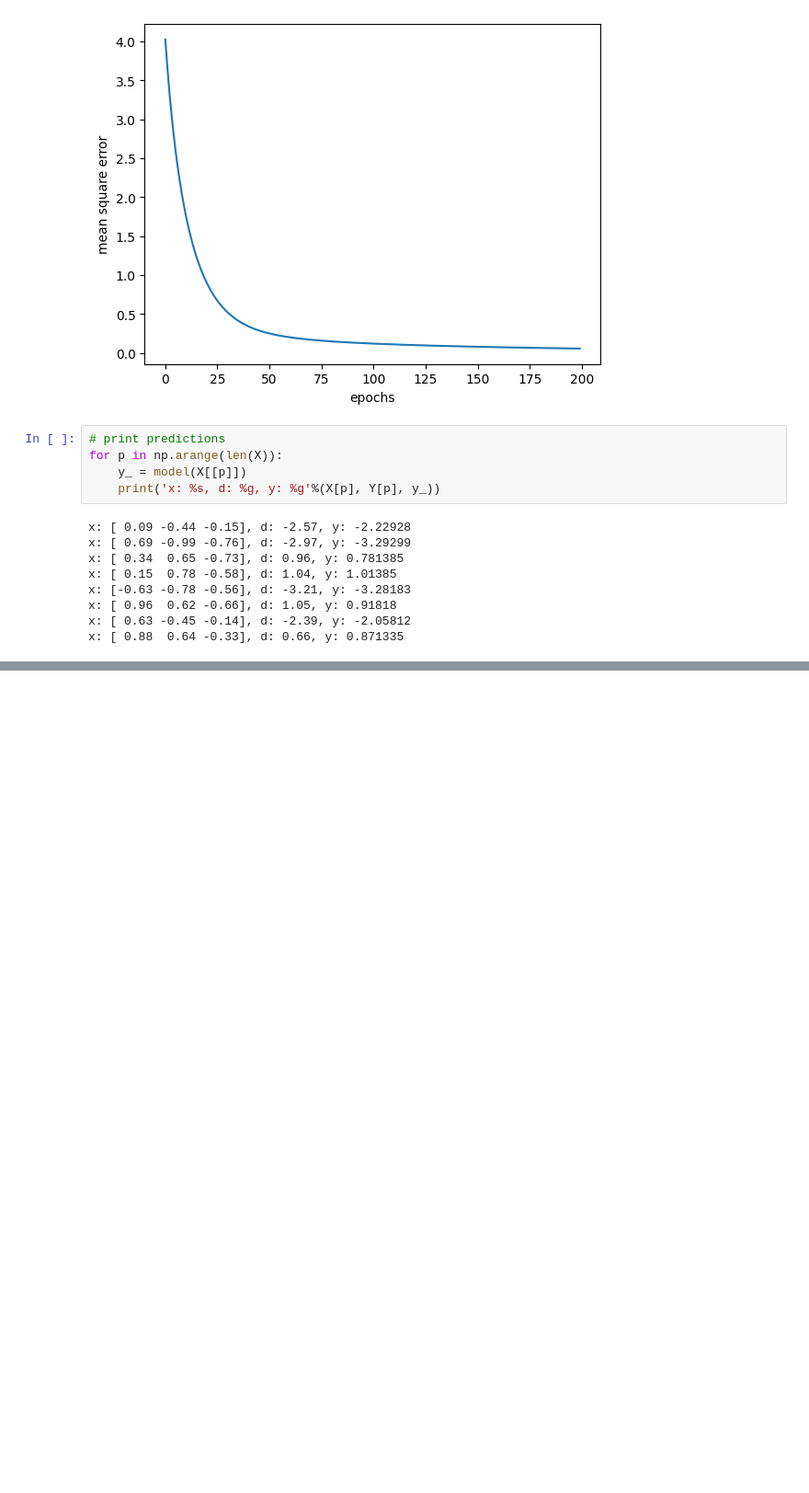
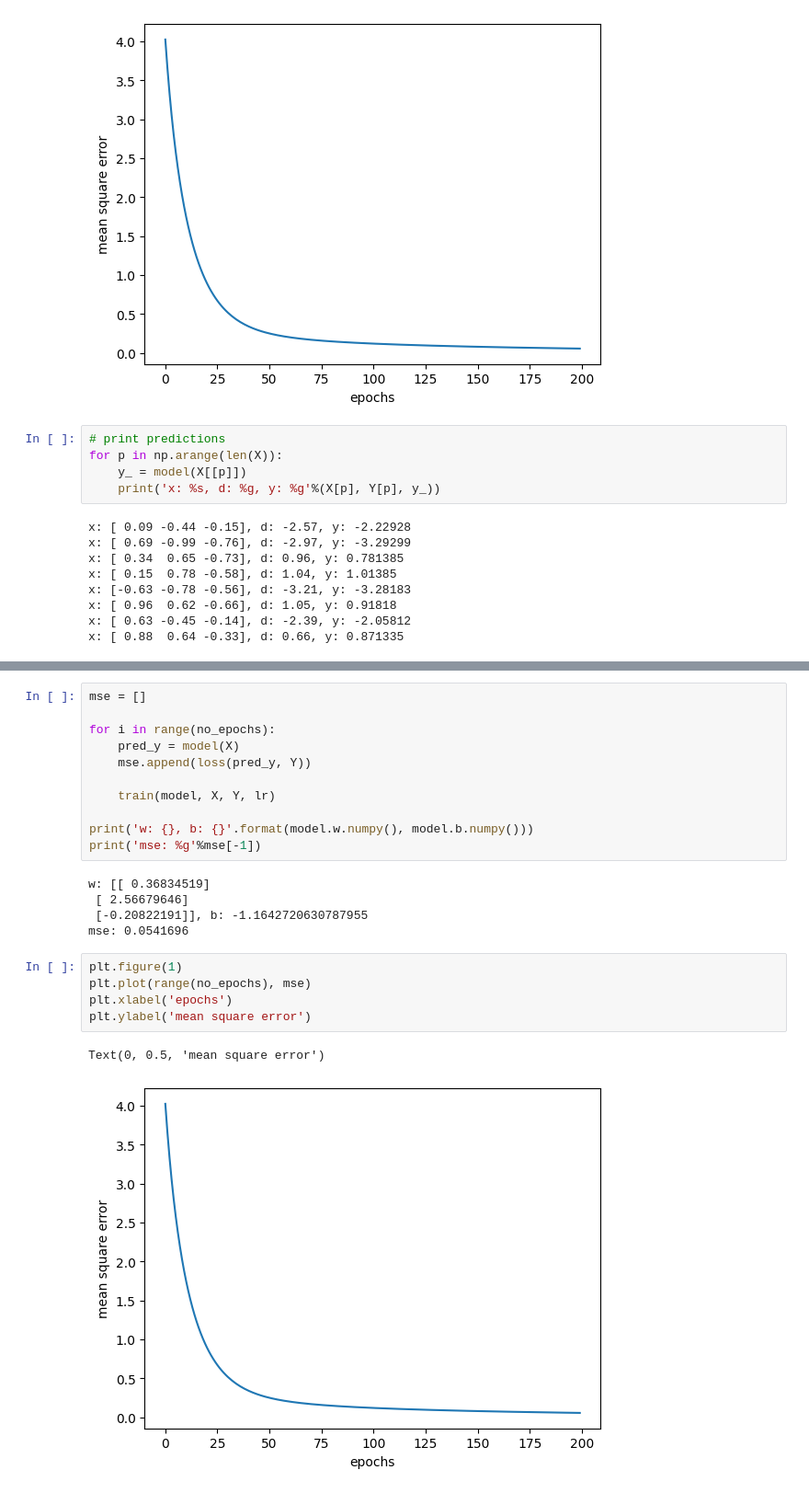
Before and after one commit to woonyee28/SC4001-Neural-Network-and-Deep-Learning, a Jupyter notebook: 2 - Regression and classification/t2q1b.ipynb, the cells around one changed output, grey strips where cells are left out. Shown: that part at 92% size. Cells and saved outputs as stored; diff of their text form; blank space fills up the shorter version.

```diff
--- a/2 - Regression and classification/t2q1b.ipynb
+++ b/2 - Regression and classification/t2q1b.ipynb
@@ -135,0 +183,24 @@ x: [ 0.88  0.64 -0.33], d: 0.66, y: 0.871335
+# %%
+mse = []
+
+for i in range(no_epochs):
+    pred_y = model(X)
+    mse.append(loss(pred_y, Y))
+
+    train(model, X, Y, lr)
+
+print('w: {}, b: {}'.format(model.w.numpy(), model.b.numpy()))
+print('mse: %g'%mse[-1])
+# %% [output]
+w: [[ 0.36834519]
+ [ 2.56679646]
+ [-0.20822191]], b: -1.1642720630787955
+mse: 0.0541696
+# %%
+plt.figure(1)
+plt.plot(range(no_epochs), mse)
+plt.xlabel('epochs')
+plt.ylabel('mean square error')
+# %% [output]
+Text(0, 0.5, 'mean square error')
+[figure, added]
```
Also changed, not shown: parts of 3 cells of this notebook, 9 other files.
